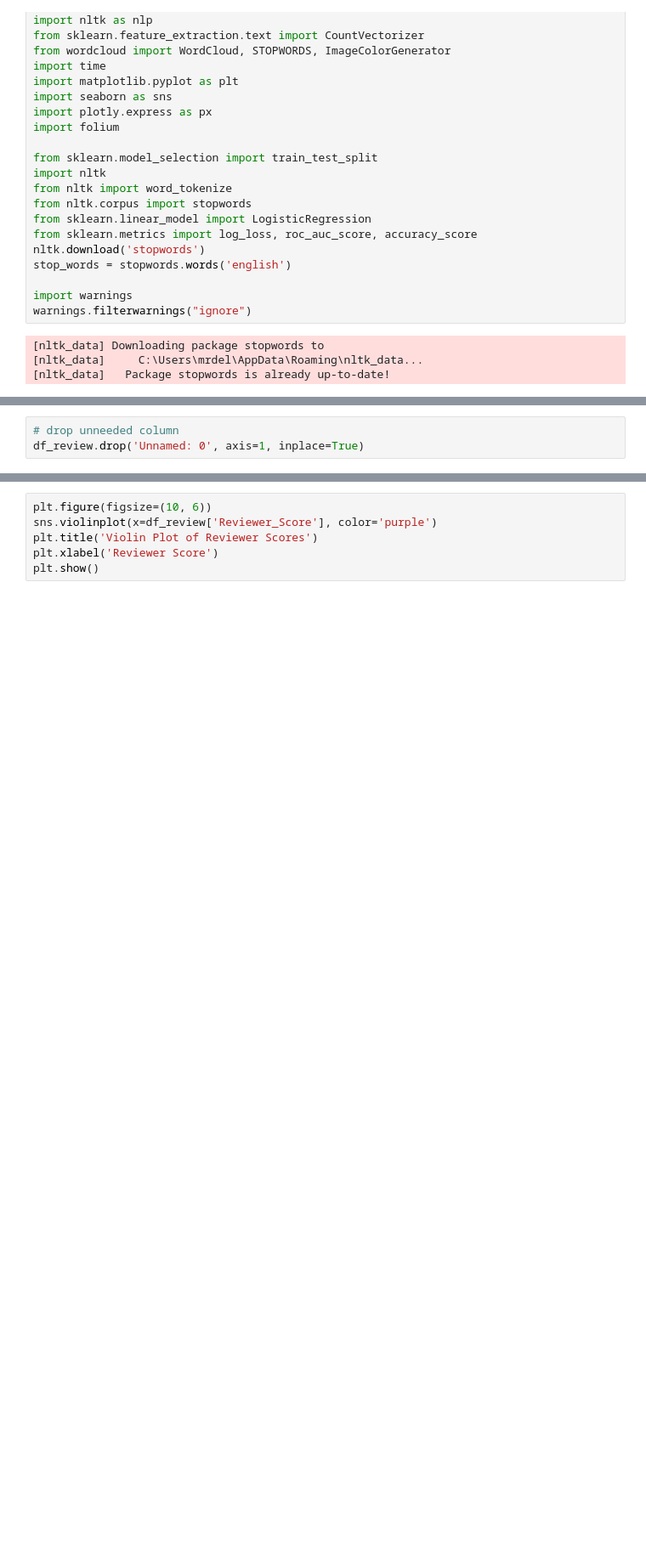
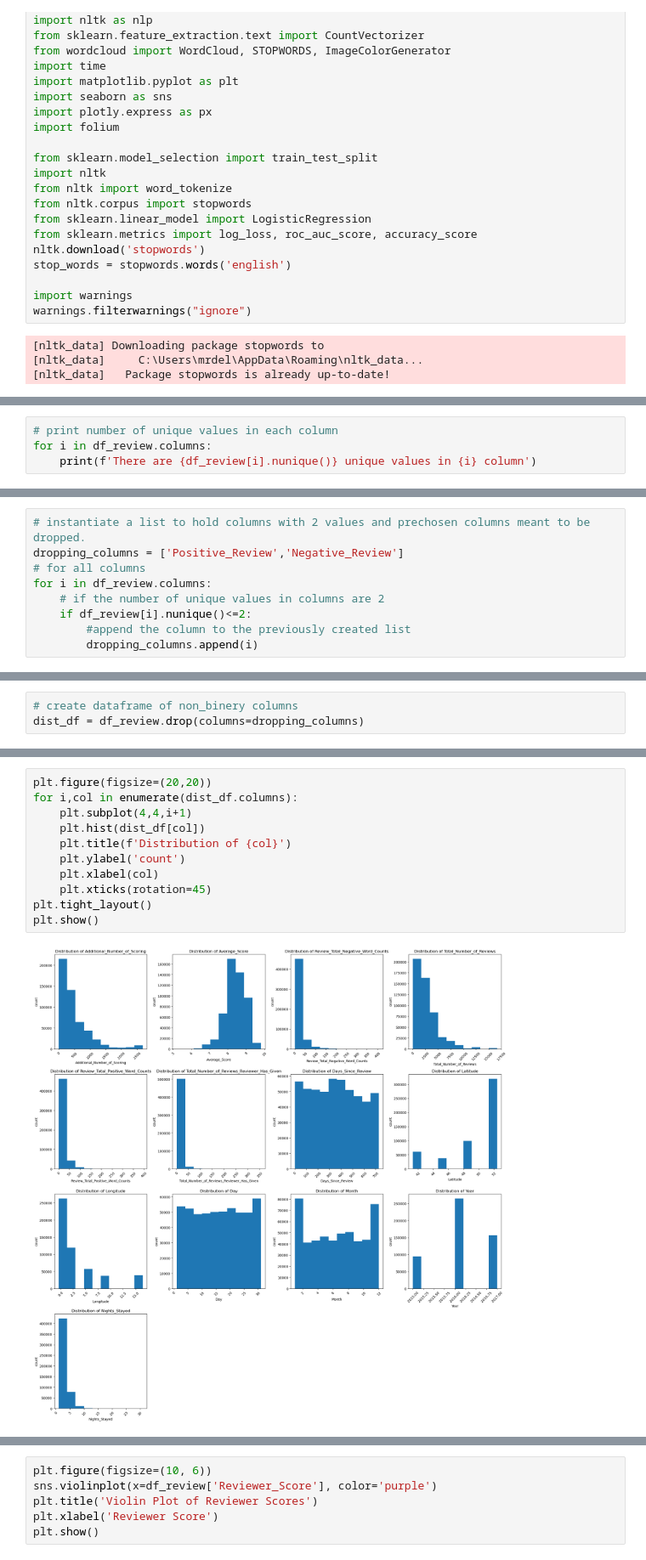
Before and after one commit to RezaDelvari/NLP_Repo, a Jupyter notebook: NLP With Hotel Review.ipynb, the cells around one changed output, grey strips where cells are left out. Shown at 85% size. Drawn from its saved outputs; the diff is of its cells as text; blank space fills up the shorter version.

```diff
--- a/NLP With Hotel Review.ipynb
+++ b/NLP With Hotel Review.ipynb
@@ -90,3 +116,0 @@ df_review.describe()
-# %%
-# drop unneeded column
-df_review.drop('Unnamed: 0', axis=1, inplace=True)
@@ -112,0 +123,4 @@ plt.show()
+# %%
+# print number of unique values in each column
+for i in df_review.columns:
+    print(f'There are {df_review[i].nunique()} unique values in {i} column')
@@ -112,0 +149,9 @@ plt.show()
+# %%
+# instantiate a list to hold columns with 2 values and prechosen columns meant to be dropped.
+dropping_columns = ['Positive_Review','Negative_Review']
+# for all columns
+for i in df_review.columns:
+    # if the number of unique values in columns are 2
+    if df_review[i].nunique()<=2:
+        #append the column to the previously created list
+        dropping_columns.append(i)
@@ -112,0 +179,3 @@ plt.show()
+# %%
+# create dataframe of non_binery columns
+dist_df = df_review.drop(columns=dropping_columns)
@@ -112,0 +186,13 @@ plt.show()
+# %%
+plt.figure(figsize=(20,20))
+for i,col in enumerate(dist_df.columns):
+    plt.subplot(4,4,i+1)
+    plt.hist(dist_df[col])
+    plt.title(f'Distribution of {col}')
+    plt.ylabel('count')
+    plt.xlabel(col)
+    plt.xticks(rotation=45)
+plt.tight_layout()
+plt.show()
+# %% [output]
+[figure, added]
```
Also changed, not shown: parts of 51 cells of this notebook, 9 other files.
